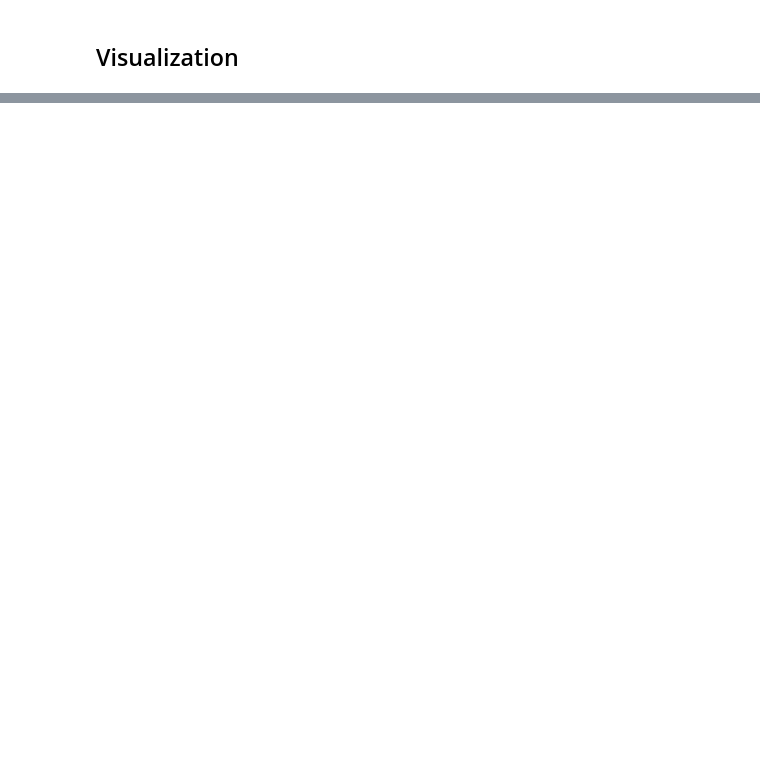
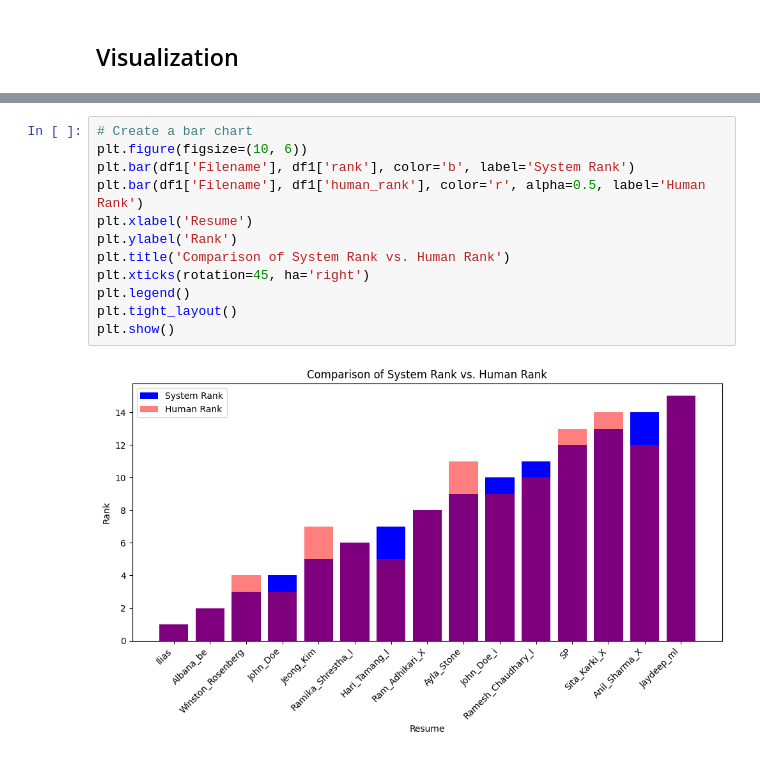
Before and after one commit to The-SP/Applicant-Ranking-System, a Jupyter notebook: Resume Parser/resume_score.ipynb, the cells around one changed output, grey strips where cells are left out. Cells and saved outputs as stored; diff of their text form; blank space fills up the shorter version.

```diff
--- a/Resume Parser/resume_score.ipynb
+++ b/Resume Parser/resume_score.ipynb
@@ -805,0 +868,14 @@ visualize_total_scores(df_resume.sort_values(by='total_score', ascending=False))
+# %%
+# Create a bar chart
+plt.figure(figsize=(10, 6))
+plt.bar(df1['Filename'], df1['rank'], color='b', label='System Rank')
+plt.bar(df1['Filename'], df1['human_rank'], color='r', alpha=0.5, label='Human Rank')
+plt.xlabel('Resume')
+plt.ylabel('Rank')
+plt.title('Comparison of System Rank vs. Human Rank')
+plt.xticks(rotation=45, ha='right')
+plt.legend()
+plt.tight_layout()
+plt.show()
+# %% [output]
+[figure, added]
```
Also changed, not shown: parts of 21 cells of this notebook, 1 other file.
